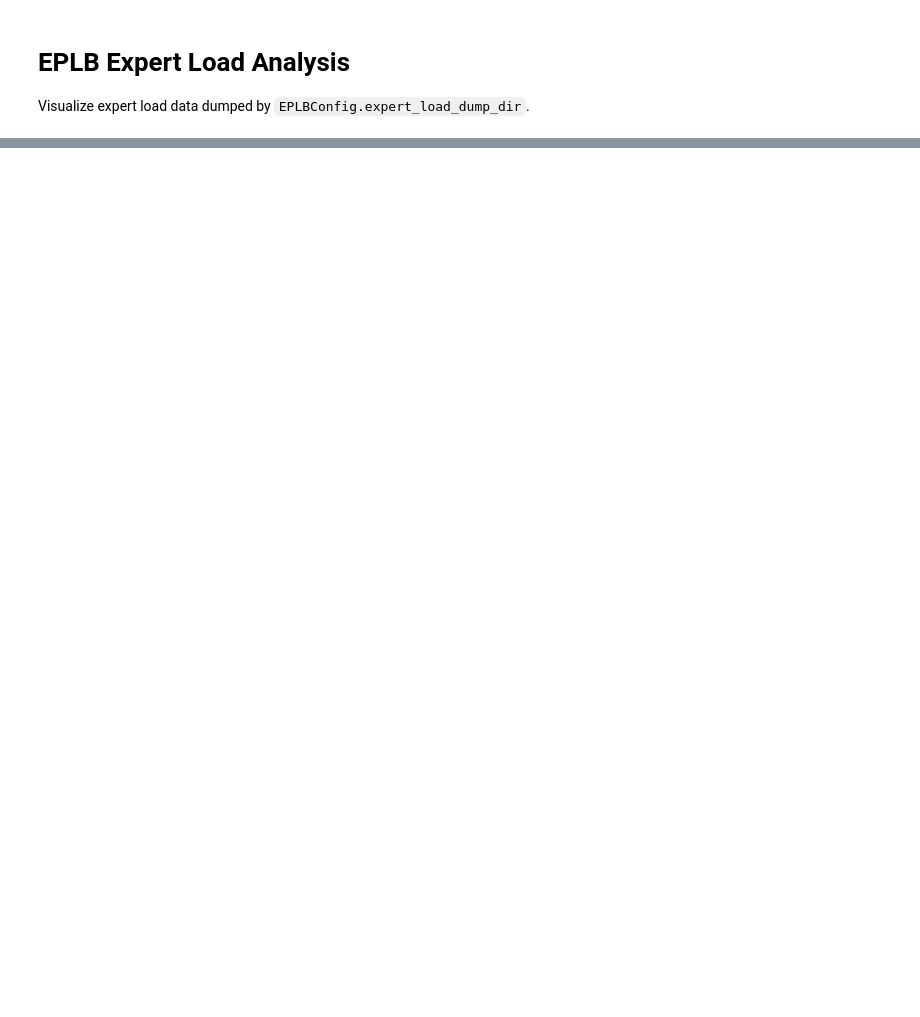
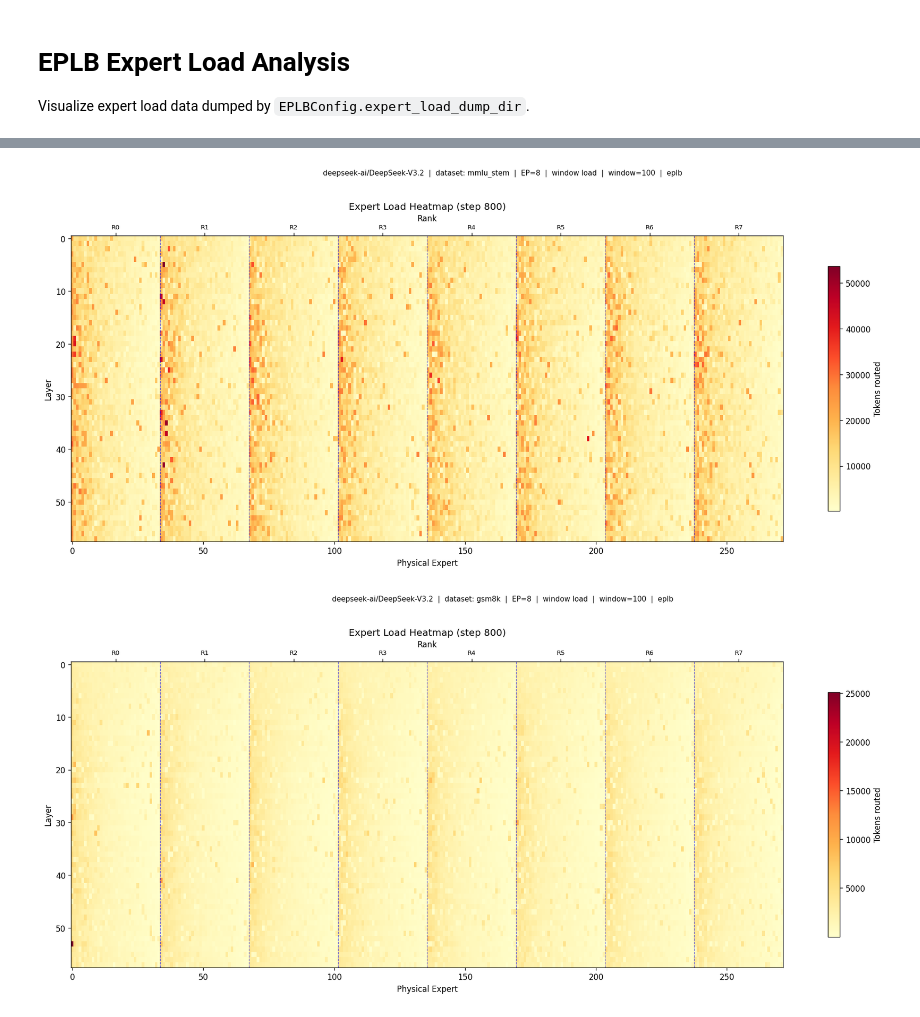
Before and after one commit to neuralmagic/vllm, a Jupyter notebook: notebooks/eplb_expert_load_analysis.ipynb, the cells around one changed output, grey strips where cells are left out. Cells and saved outputs as stored; diff of their text form; code cells hidden in the pictures; blank space fills up the shorter version.

```diff
--- a/notebooks/eplb_expert_load_analysis.ipynb
+++ b/notebooks/eplb_expert_load_analysis.ipynb
@@ -55,7 +55,6 @@ def load_eplb_data(
     model: str,
     dump_root: str = "../explore_eplb_results",
     world_size: int | None = None,
-    window_size: int = 1000,
     tag: str = "",
     load_type: LoadType = "window",
 ) -> EplbLoadData:
@@ -73,6 +72,7 @@ def load_eplb_data(
         "num_physical_experts",
         "num_logical_experts",
         "num_redundant_experts",
+        "window_size",
     ]:
         print(f"{k}: {data[k]}")
     print(f"snapshots: {len(data['snapshots'])}")
@@ -80,6 +80,7 @@ def load_eplb_data(
     load_key = LOAD_TYPE_KEY[load_type]
 
     ws = world_size if world_size is not None else data["world_size"]
+    window_size = data["window_size"]
     num_physical = data["num_physical_experts"]
     assert num_physical % ws == 0, (
         f"num_physical_experts ({num_physical}) must be divisible by world_size ({ws})"
@@ -260,0 +333,32 @@ def plot_all(d: EplbLoadData, snapshot_idx: int = -1):
+# %%
+d_mmlu_stem_no_eplb_window = load_eplb_data(
+    dataset="mmlu_stem",
+    model="deepseek-ai/DeepSeek-V3.2",
+    # world_size=8,  # override to simulate different EP sizes
+    tag="no_eplb",
+    load_type="window",
+)
+
+d_mmlu_stem_eplb_window = load_eplb_data(
+    dataset="mmlu_stem",
+    model="deepseek-ai/DeepSeek-V3.2",
+    # world_size=8,  # override to simulate different EP sizes
+    tag="eplb",
+    load_type="window",
+)
+
+d_mmlu_stem_no_eplb_latest = load_eplb_data(
+    dataset="mmlu_stem",
+    model="deepseek-ai/DeepSeek-V3.2",
+    # world_size=8,  # override to simulate different EP sizes
+    tag="no_eplb",
+    load_type="latest",
+)
+
+d_mmlu_stem_eplb_latest = load_eplb_data(
+    dataset="mmlu_stem",
+    model="deepseek-ai/DeepSeek-V3.2",
+    # world_size=8,  # override to simulate different EP sizes
+    tag="eplb",
+    load_type="latest",
+)
@@ -260,0 +383,6 @@ def plot_all(d: EplbLoadData, snapshot_idx: int = -1):
+# %%
+plot_expert_load_heatmap(d_mmlu_stem_eplb_window, 7)
+plot_expert_load_heatmap(d_gsm8k_eplb_window, 7)
+# %% [output]
+[figure, added]
+[figure, added]
```
Also changed, not shown: parts of 11 cells of this notebook, 1 other file.
